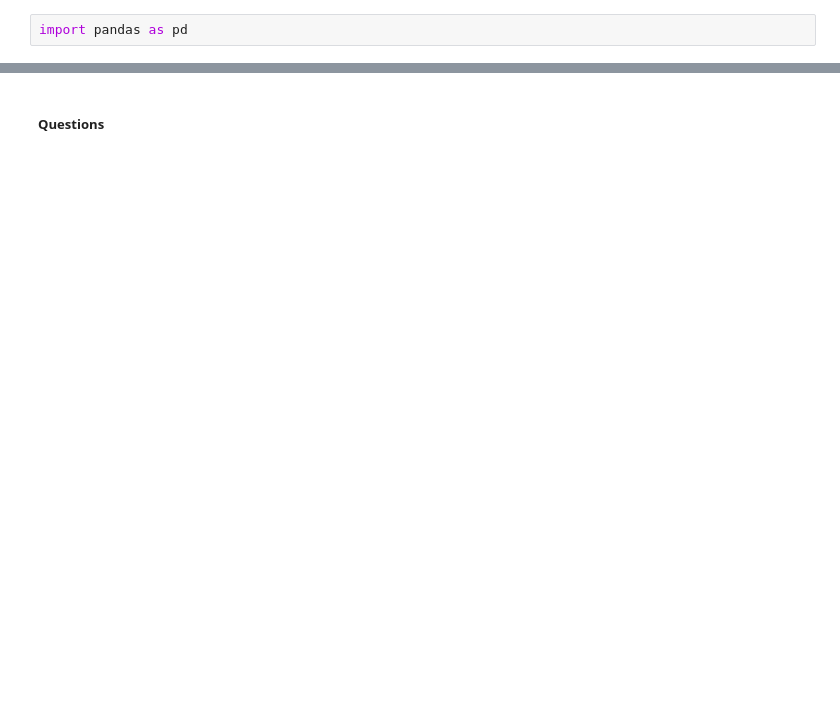
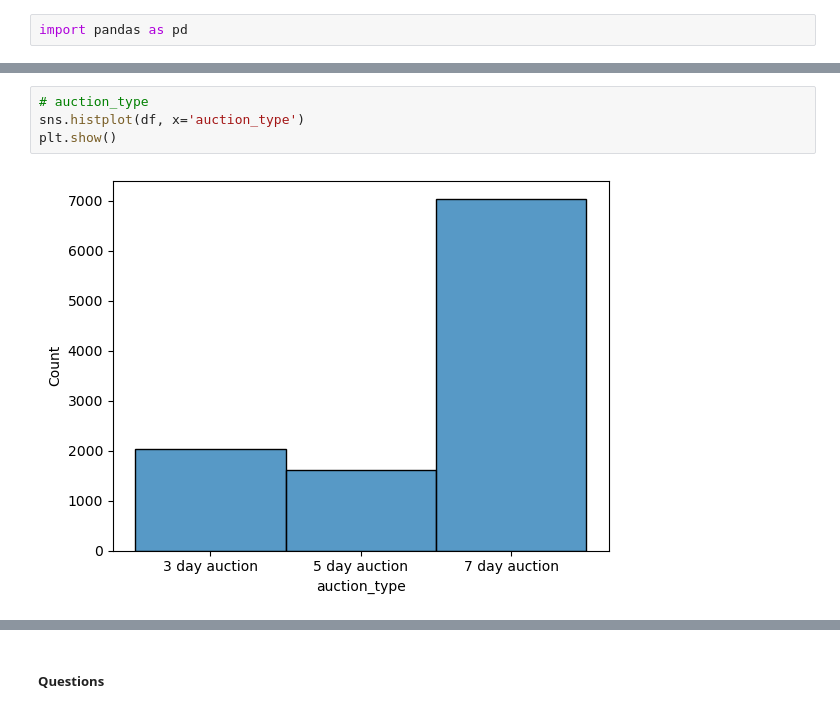
Before and after one commit to maximilien/auction-ai, a Jupyter notebook: auction-ai.ipynb, the cells around one changed output, grey strips where cells are left out. Cells and saved outputs as stored; diff of their text form; blank space fills up the shorter version.

```diff
--- a/auction-ai.ipynb
+++ b/auction-ai.ipynb
@@ -127,0 +175,6 @@ Now that we have some basic models on the board, we want to try to improve these
+# %%
+# auction_type
+sns.histplot(df, x='auction_type')
+plt.show()
+# %% [output]
+[figure, added]
```
Also changed, not shown: parts of 41 cells of this notebook, 1 other file.
